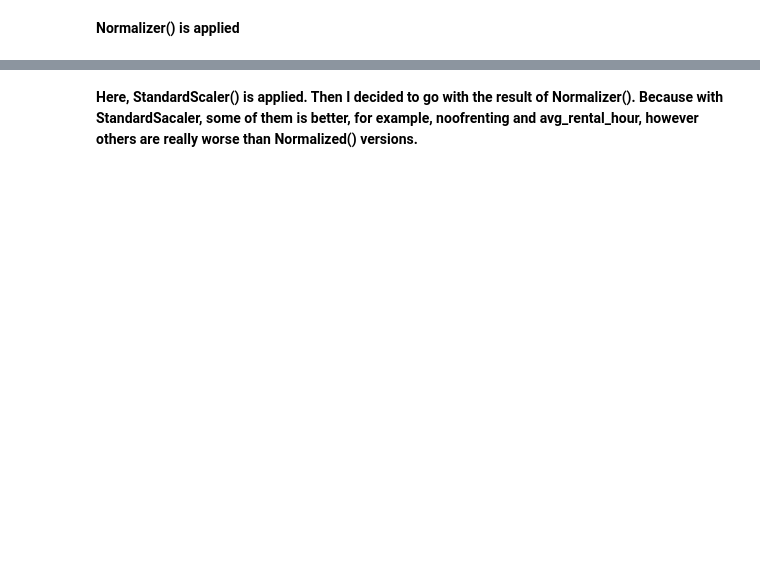
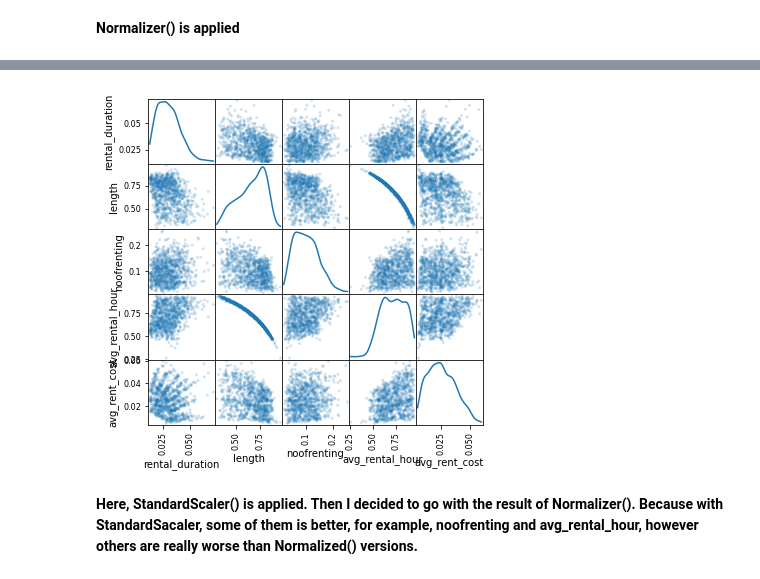
Before and after one commit to UmmuDem/Making_Predictions_Sakila, a Jupyter notebook: Lab | Making predictions with logistic regression.ipynb, the cells around one changed output, grey strips where cells are left out. Cells and saved outputs as stored; diff of their text form; code cells hidden in the pictures; blank space fills up the shorter version.

```diff
--- a/Lab | Making predictions with logistic regression.ipynb
+++ b/Lab | Making predictions with logistic regression.ipynb
@@ -80,6 +132,8 @@ X_normalized
 # %%
 X_norm=pd.DataFrame(X_normalized, columns = X_num.columns)
-scatter_matrix(X_norm,alpha=0.2,figsize=(12,12),diagonal='kde');
+scatter_matrix(X_norm,alpha=0.2,figsize=(6,6),diagonal='kde');
+# %% [output]
+[figure, added]
 # %% [markdown]
 **Here, StandardScaler() is applied. Then I decided to go with the result of Normalizer(). Because with StandardSacaler, some of them is better, for example, noofrenting and avg_rental_hour, however others are really worse than Normalized() versions.**
 # %%
```
Also changed, not shown: parts of 9 cells of this notebook, 7 other files.
